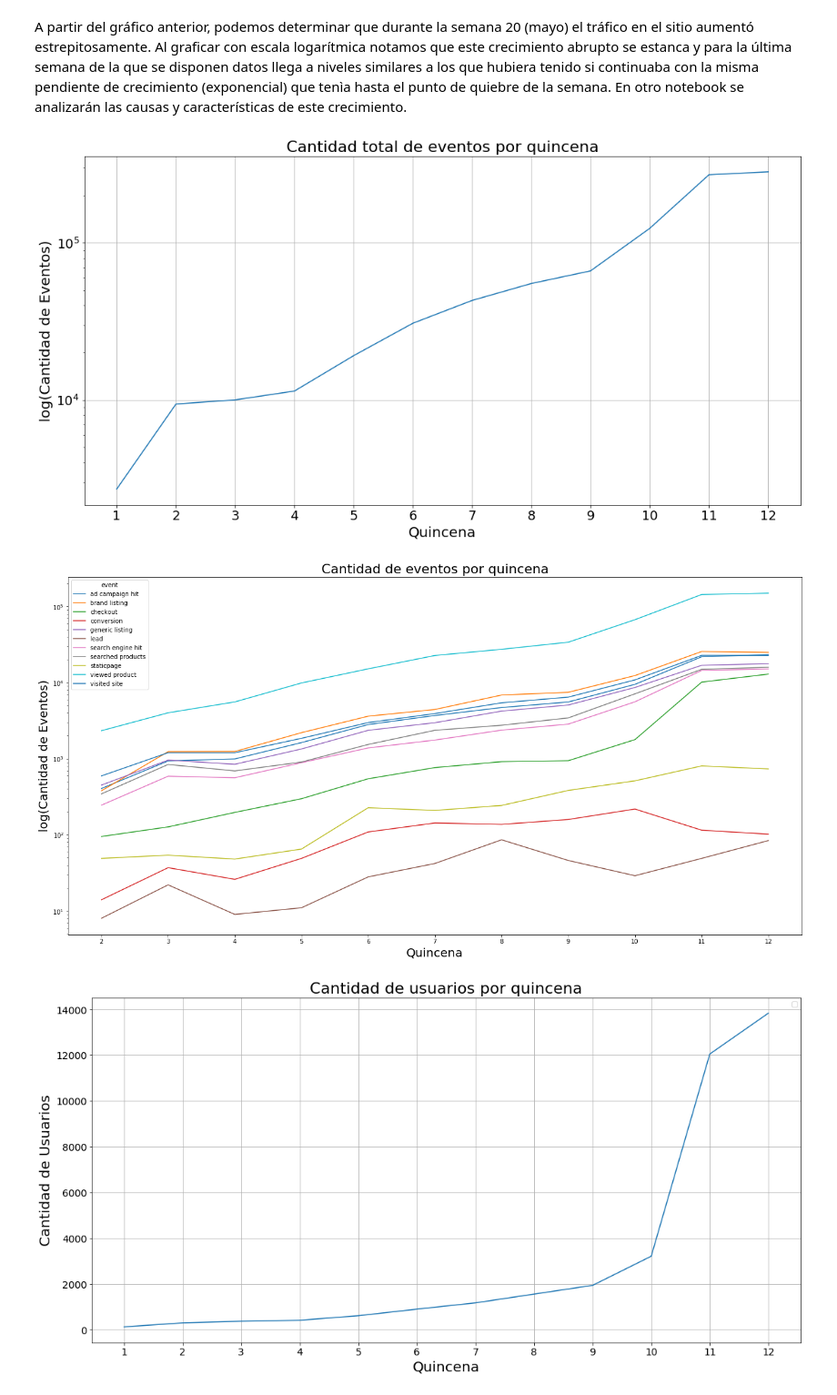
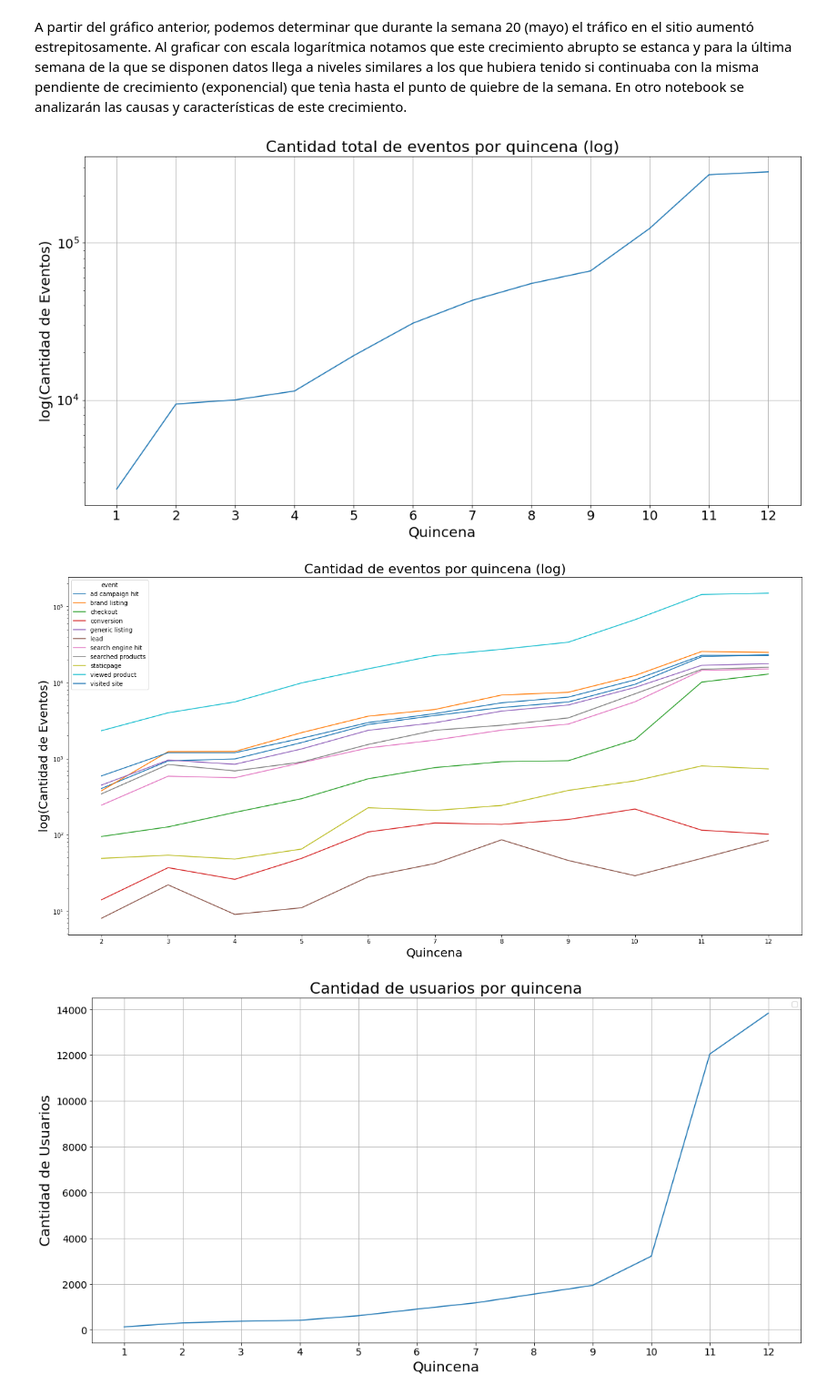
Before and after one commit to jowisaidman/tp1_analisis_exploratorio, a Jupyter notebook: Notebooks/Mateo/Resumen/trafico_analisis.ipynb, the cells around one changed output. Shown at 91% size. Saved outputs shown, nothing was run; the diff lists cells and outputs as text; code cells hidden in the pictures.

```diff
--- a/Notebooks/Mateo/Resumen/trafico_analisis.ipynb
+++ b/Notebooks/Mateo/Resumen/trafico_analisis.ipynb
@@ -178,14 +182,14 @@ En otro notebook se analizarán las causas y características de este crecimient
 # %%
 #Todos los eventos por quincena
 all_by_fortnight = events.groupby('fortnight').agg({'fortnight':'count'})
 all_by_fortnight.drop(13,inplace=True)#elimino la ultima porque esta incompleta
 plot = all_by_fortnight.plot(legend='',logy=True,figsize=(18,9),grid=True,fontsize=18,xticks=all_by_fortnight.index)
-plot.set_title('Cantidad total de eventos por quincena',fontsize=22)
+plot.set_title('Cantidad total de eventos por quincena (log)',fontsize=22)
 plot.set_xlabel('Quincena',fontsize=20)
 plot.set_ylabel('log(Cantidad de Eventos)',fontsize=20)
 plt.savefig('img/total_por_quincena.png')
 # %% [output]
-[figure, old version]
+[figure, new version]
 # %%
 #filtro_semana['quincena']
 per_event_fortnight = filtro_semana.groupby(['event','fortnight']).agg({'fortnight':'count'}).unstack()
@@ -194,12 +198,12 @@ per_event_fortnight.fillna(value=0,inplace=True)
 per_event_fortnight = per_event_fortnight.transpose()
 # %%
 plot = per_event_fortnight.plot(logy=True,figsize = (22,11),xticks=per_event_fortnight.index)
-plot.set_title('Cantidad de eventos por quincena',fontsize=22)
+plot.set_title('Cantidad de eventos por quincena (log)',fontsize=22)
 plot.set_xlabel('Quincena',fontsize=20)
 plot.set_ylabel('log(Cantidad de Eventos)',fontsize=20)
 plt.savefig('img/eventos_por_quincena.png')
 # %% [output]
-[figure, old version]
+[figure, new version]
 # %%
 users_per_fortnight = events.groupby(['fortnight']).agg({'person':'nunique'})
 users_per_fortnight.drop(13,inplace=True)#elimino la ultima porque esta incompleta
```
Also changed, not shown: parts of 3 cells of this notebook, 2 other files.
